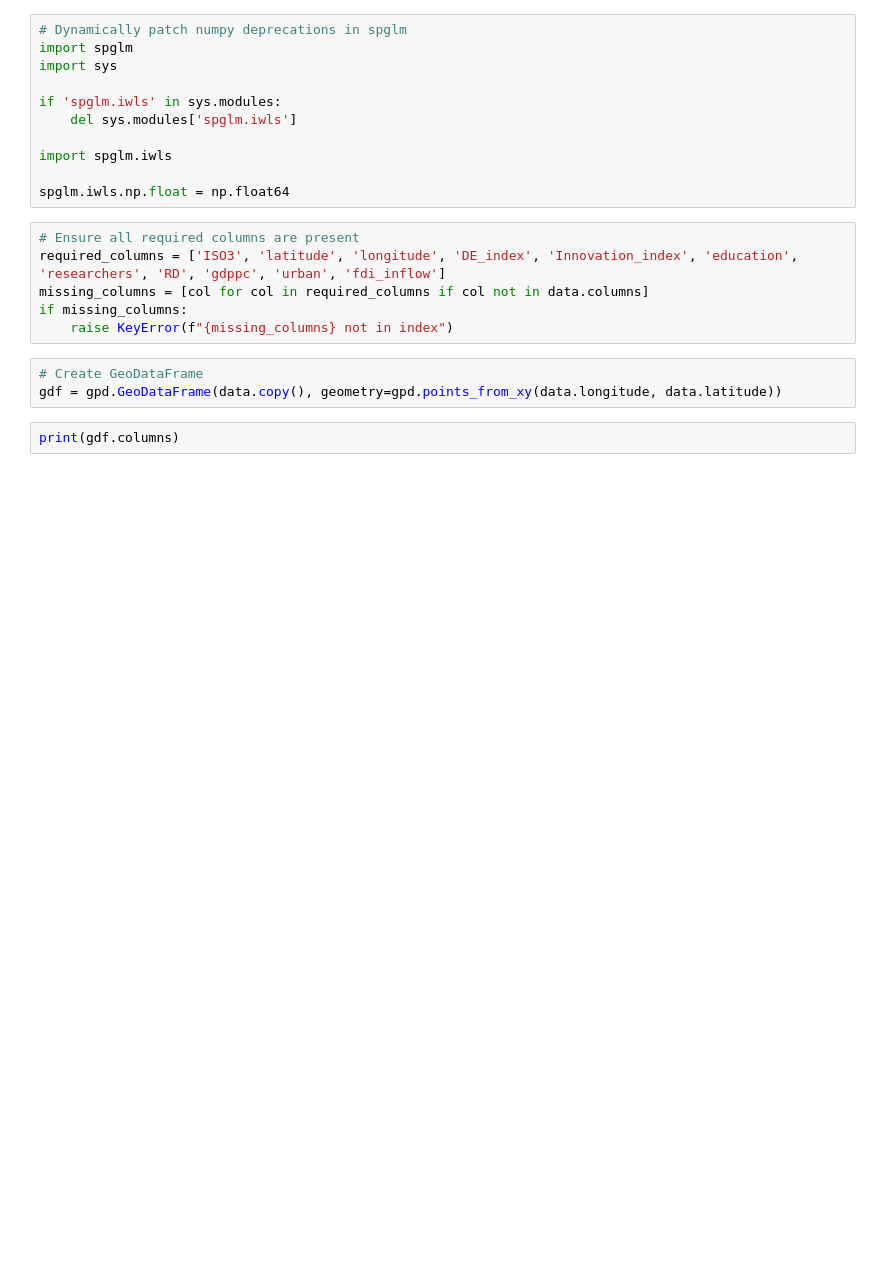
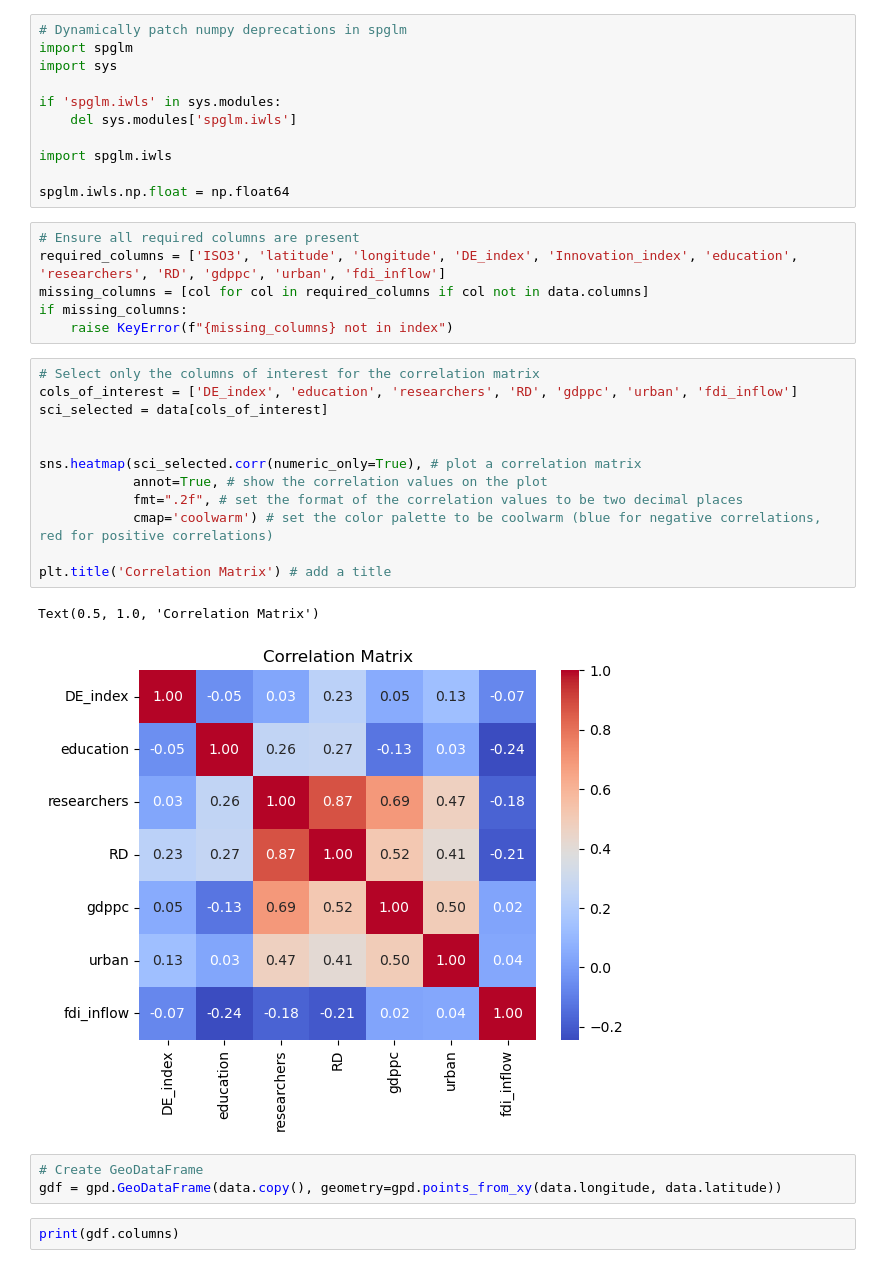
Before and after one commit to HumphreyHZ/CASA0004, a Jupyter notebook: Code.ipynb, the cells around one changed output. Drawn from its saved outputs; the diff is of its cells as text; blank space fills up the shorter version.

```diff
--- a/Code.ipynb
+++ b/Code.ipynb
@@ -286,6 +289,21 @@ required_columns = ['ISO3', 'latitude', 'longitude', 'DE_index', 'Innovation_ind
 missing_columns = [col for col in required_columns if col not in data.columns]
 if missing_columns:
     raise KeyError(f"{missing_columns} not in index")
+# %%
+# Select only the columns of interest for the correlation matrix
+cols_of_interest = ['DE_index', 'education', 'researchers', 'RD', 'gdppc', 'urban', 'fdi_inflow']
+sci_selected = data[cols_of_interest]
+
+
+sns.heatmap(sci_selected.corr(numeric_only=True), # plot a correlation matrix
+            annot=True, # show the correlation values on the plot
+            fmt=".2f", # set the format of the correlation values to be two decimal places
+            cmap='coolwarm') # set the color palette to be coolwarm (blue for negative correlations, red for positive correlations)
+
+plt.title('Correlation Matrix') # add a title
+# %% [output]
+Text(0.5, 1.0, 'Correlation Matrix')
+[figure, added]
 # %%
 # Create GeoDataFrame
 gdf = gpd.GeoDataFrame(data.copy(), geometry=gpd.points_from_xy(data.longitude, data.latitude))
```
Also changed, not shown: parts of 12 cells of this notebook.
